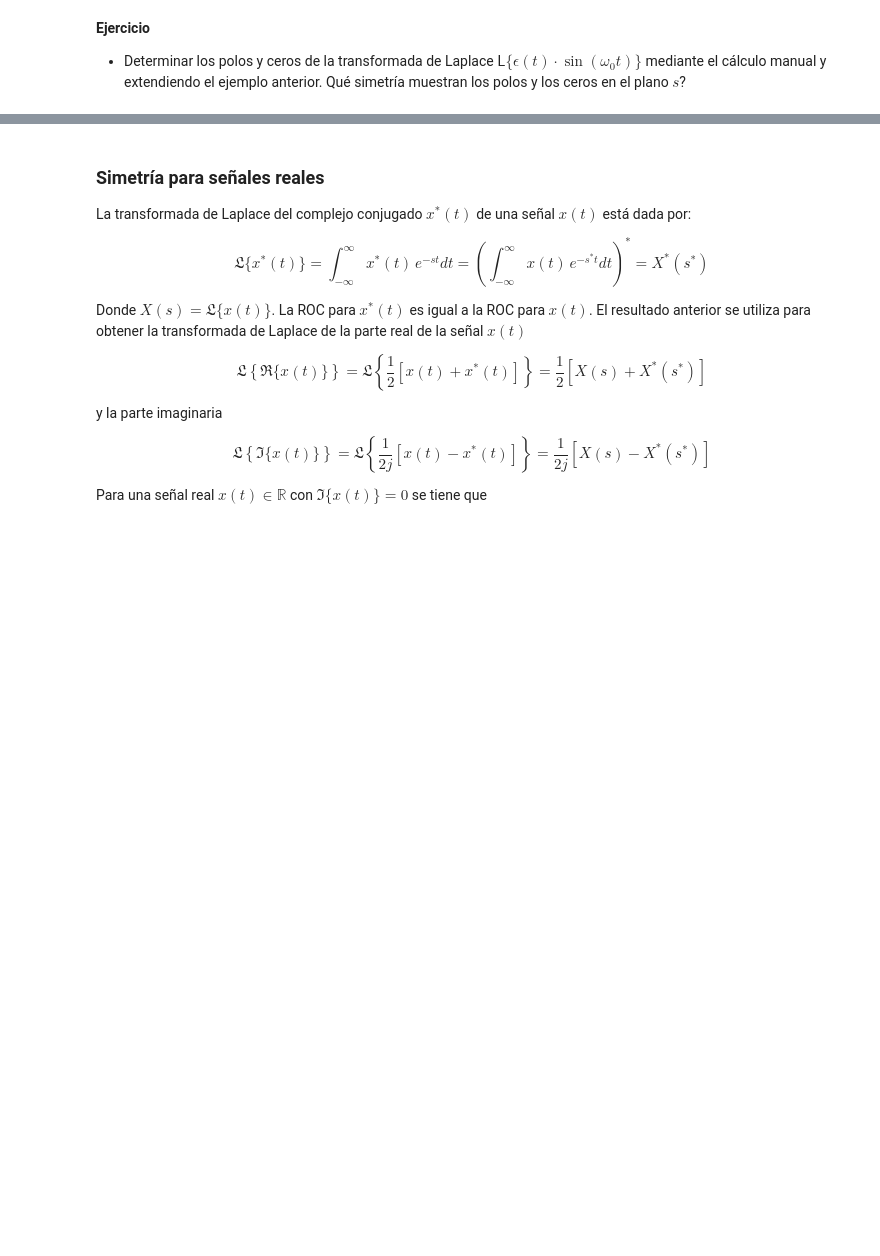
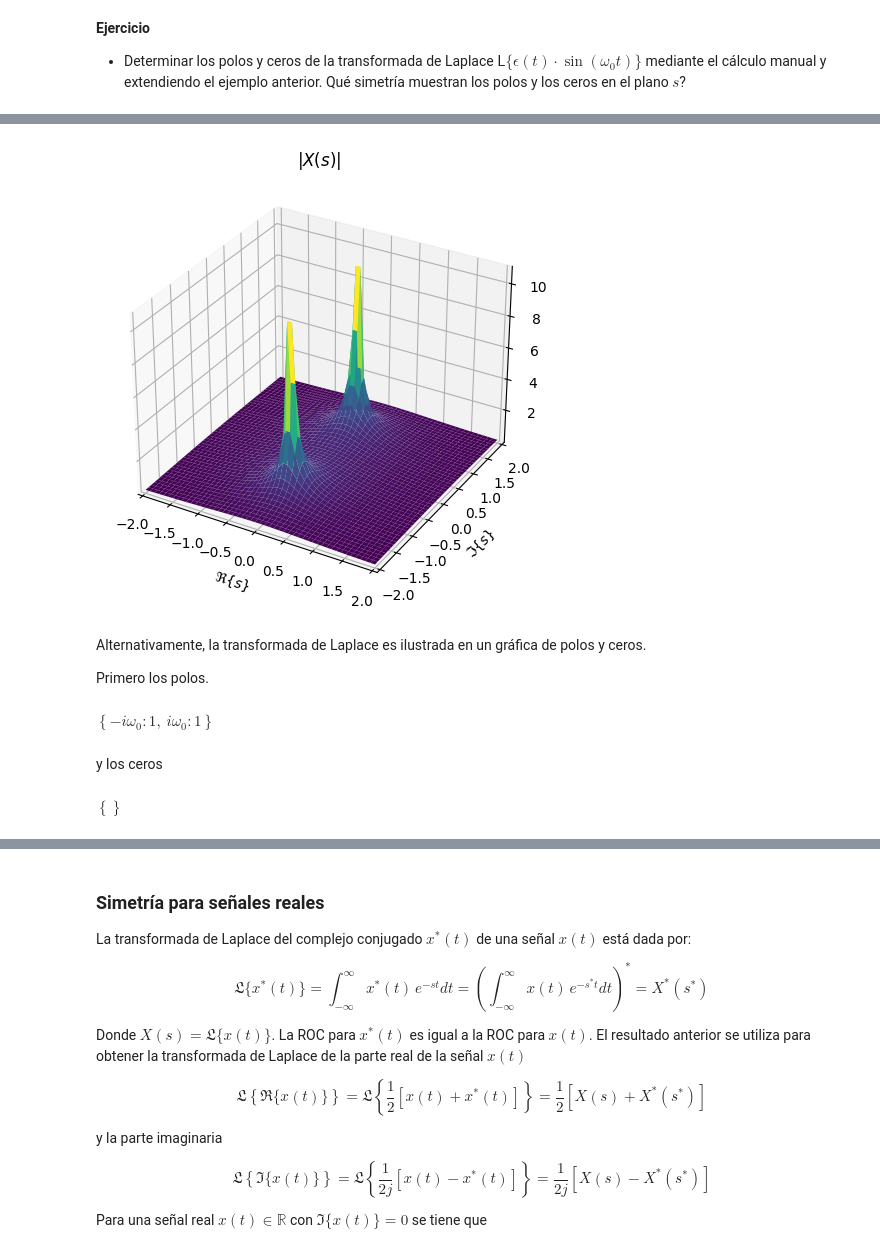
Before and after one commit to Julian27R/Trabajos, a Jupyter notebook: 4_Transformada_Laplace/2_Propiedades.ipynb, the cells around one changed output, grey strips where cells are left out. Saved outputs shown, nothing was run; the diff lists cells and outputs as text; code cells hidden in the pictures; blank space fills up the shorter version.

```diff
--- a/4_Transformada_Laplace/2_Propiedades.ipynb
+++ b/4_Transformada_Laplace/2_Propiedades.ipynb
@@ -79,0 +84,26 @@ X, a, cond
+# %%
+sigma, omega = sym.symbols('sigma omega') #declarar variables simbólicas y expresión de la transformada
+
+X = w0/(w0**2 + s**2)
+X1 = X.subs({s: sigma+sym.I*omega, w0:1})
+#gráfico en 3D
+sym.plotting.plot3d(abs(X1), (sigma, -2, 2), (omega, -2, 2),
+                    xlabel=r'$\Re\{s\}$', ylabel=r'$\Im\{s\}$', title=r'$|X(s)|$');
+# %% [output]
+[figure, added]
+# %% [markdown]
+Alternativamente, la transformada de Laplace es ilustrada en un gráfica de polos y ceros.
+
+Primero los polos.
+# %%
+poles = sym.roots(sym.denom(X), s) #se obtienen la raices del denominador
+poles
+# %% [output]
+$\displaystyle \left\{ - i \omega_{0} : 1, \  i \omega_{0} : 1\right\}$
+# %% [markdown]
+y los ceros
+# %%
+zeros = sym.roots(sym.numer(X), s) #raíces del numerador
+zeros
+# %% [output]
+$\displaystyle \left\{ \right\}$
```
Also changed, not shown: parts of 6 cells of this notebook.
